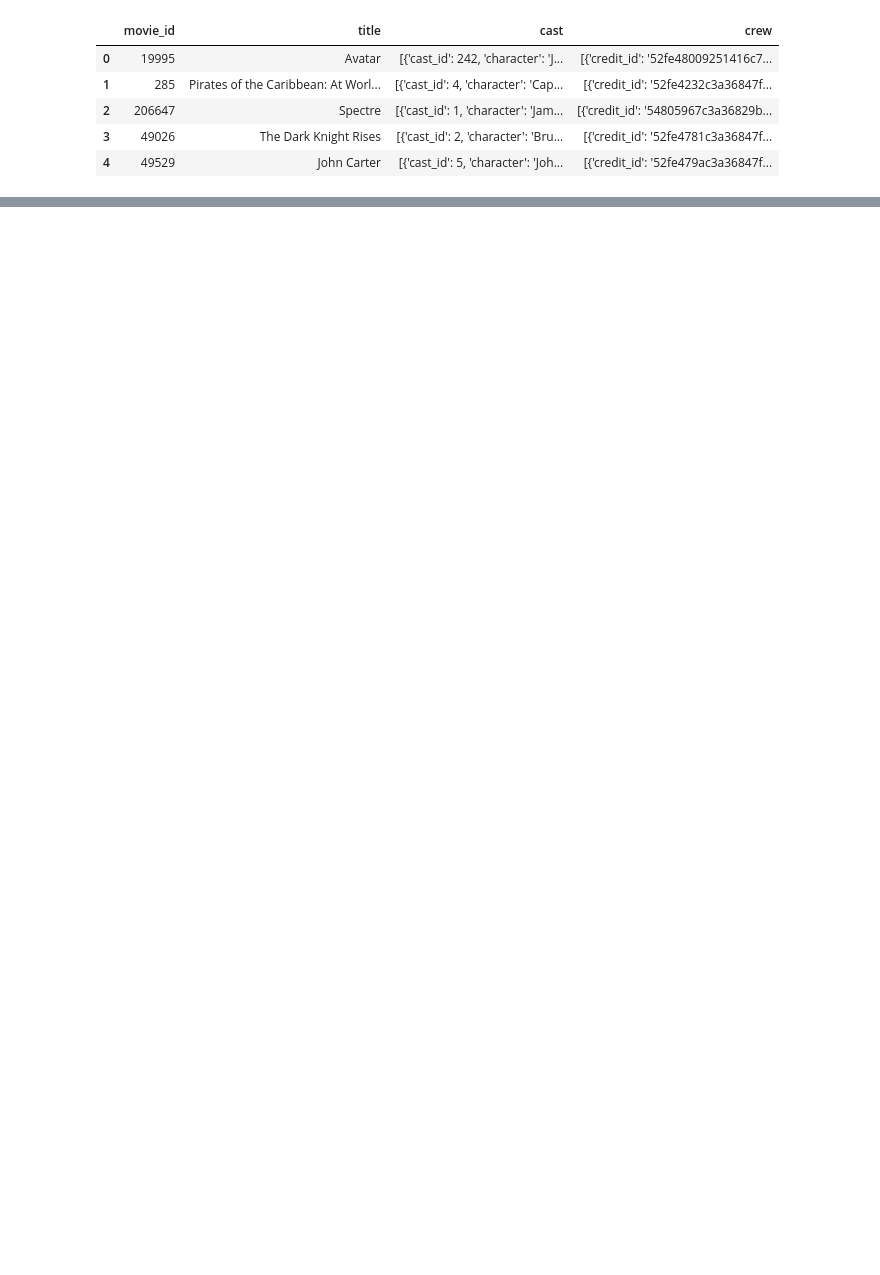
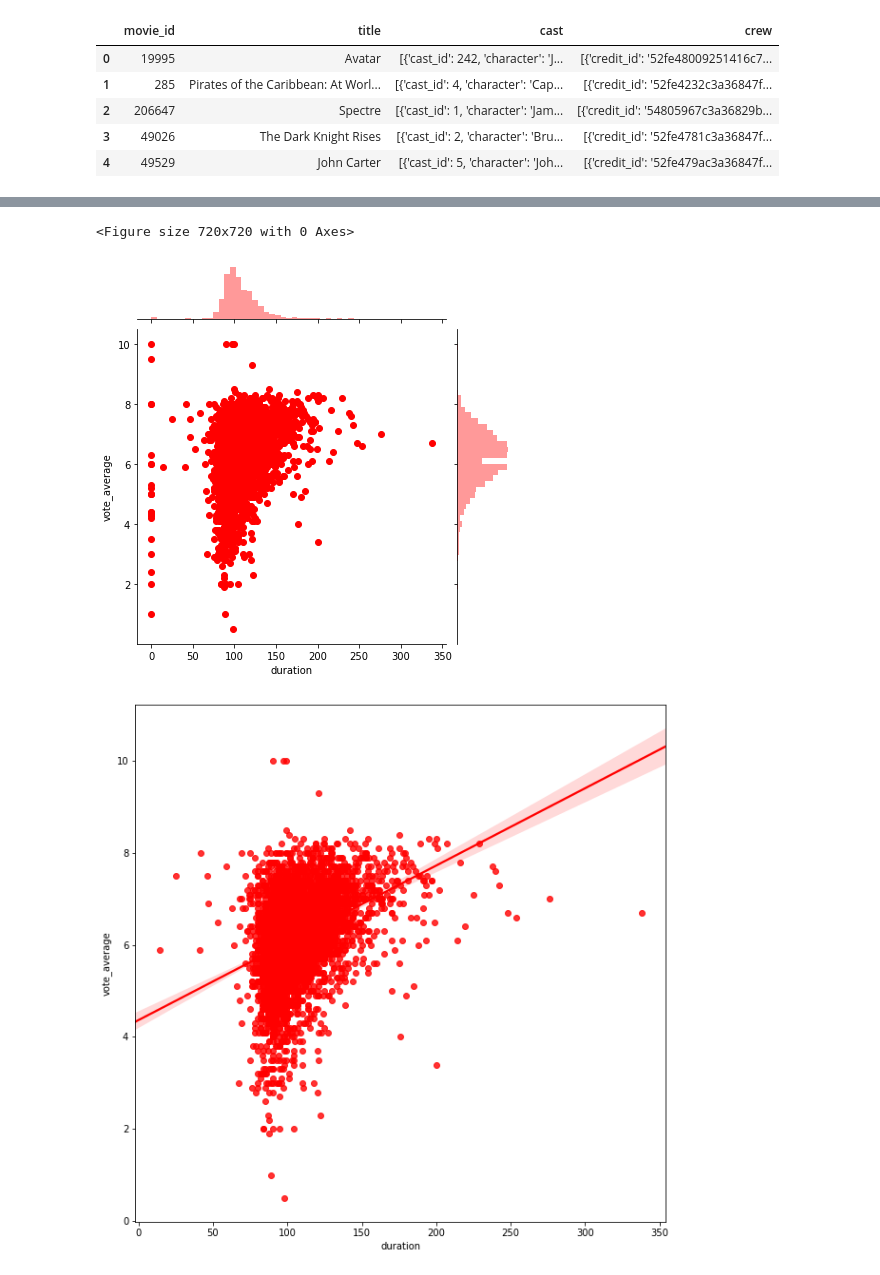
Before and after one commit to jzhan2543/fall19ml-moviepredictions, a Jupyter notebook: movie_notebook.ipynb, the cells around one changed output, grey strips where cells are left out. Drawn from its saved outputs; the diff is of its cells as text; code cells hidden in the pictures; blank space fills up the shorter version.

```diff
--- a/movie_notebook.ipynb
+++ b/movie_notebook.ipynb
@@ -150,0 +173,11 @@ NameError: name 'sns' is not defined
+# %%
+#duration x vote_average
+plt.figure(figsize = (10,10))
+sns.jointplot(x="duration", y="vote_average", data=data, color= 'Red');
+data = data[data['duration'] != 0]
+plt.figure(figsize = (10,10))
+sns.regplot(x="duration", y="vote_average", data=data, color= 'Red');
+# %% [output]
+<Figure size 720x720 with 0 Axes>
+[figure, added]
+[figure, added]
```
Also changed, not shown: parts of 21 cells of this notebook.
